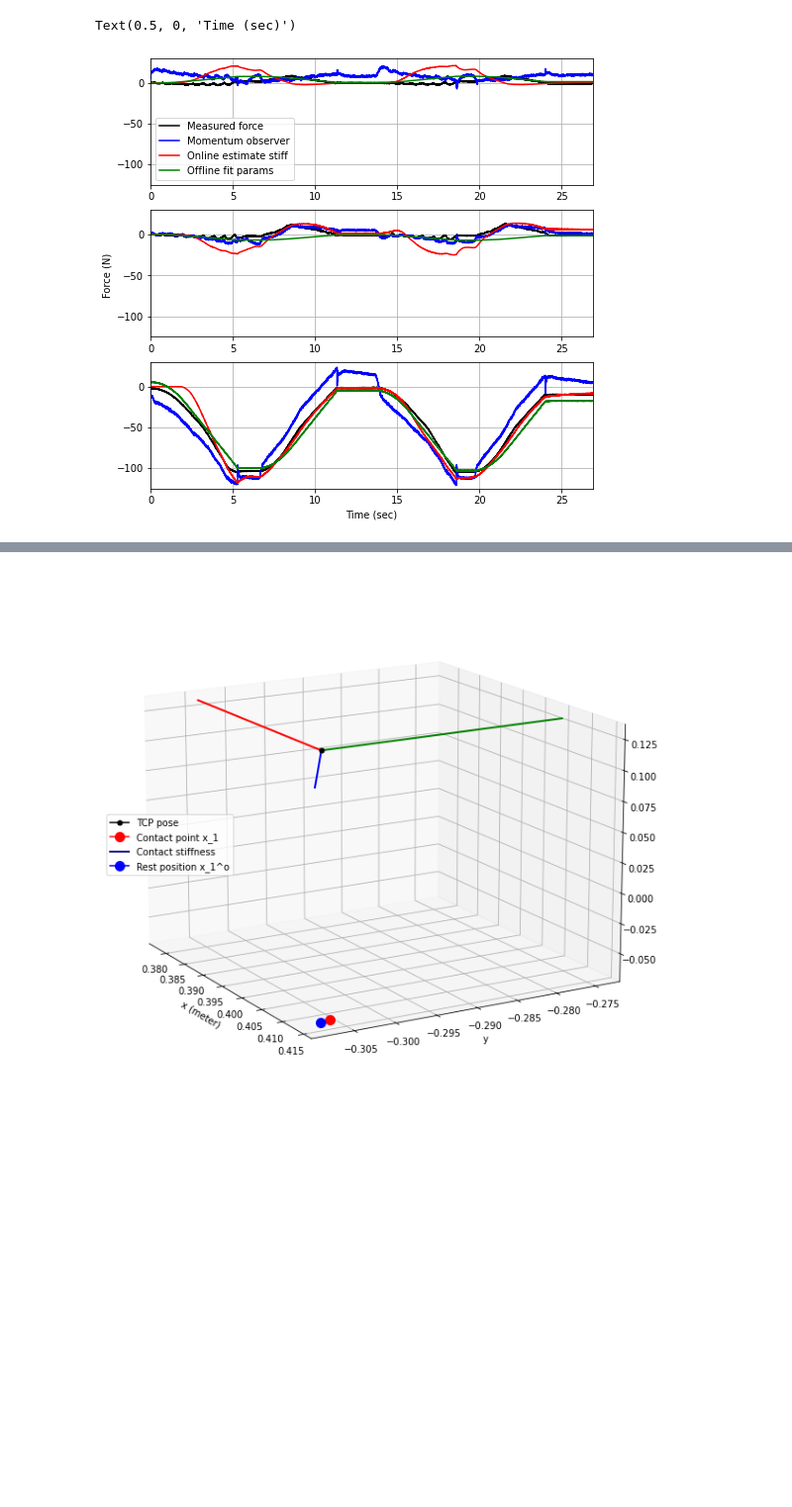
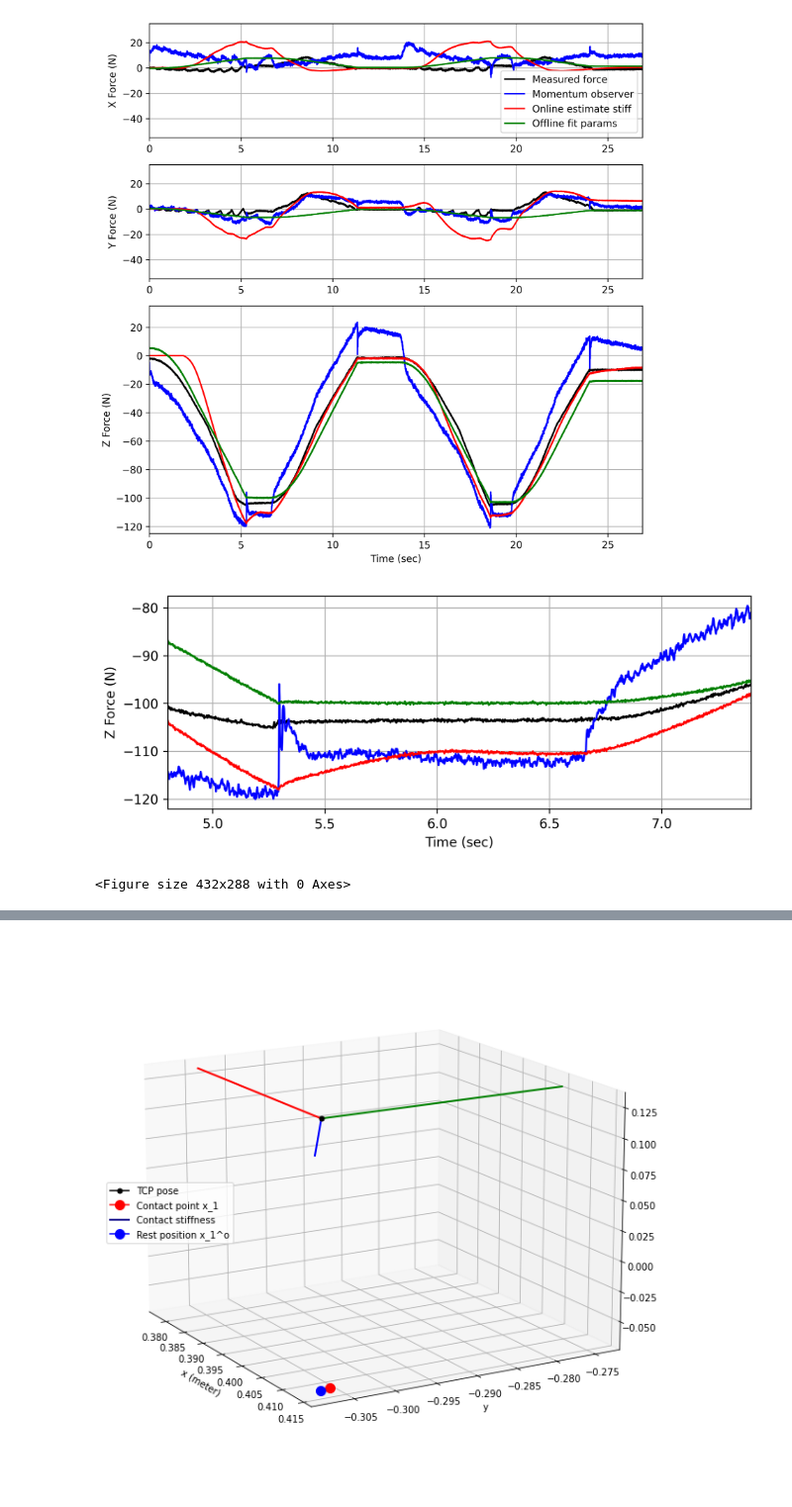
Before and after one commit to khaninger/full-state-estimator, a Jupyter notebook: pickle_plot.ipynb, the cells around one changed output, grey strips where cells are left out. Shown at 99% size. Drawn from its saved outputs; the diff is of its cells as text; code cells hidden in the pictures; blank space fills up the shorter version.

Commit message:
vertical contact tests

```diff
--- a/pickle_plot.ipynb
+++ b/pickle_plot.ipynb
@@ -3,38 +3,65 @@ import matplotlib.pyplot as plt
 import numpy as np
 import rospy
 import pickle
+plt_dpi = 200
 # %%
 # Plotting the estimated force, observer force, measured force
 
 traj = 'data/ur_vertical_3_stiff.pkl' # estimating stiffness online
 with open(traj, 'rb') as f:
     states, _, _, _, stiff, _, f_ee_obs_stiff, f_ee, true_pos, true_vel = pickle.load(f)
 
 #traj = 'data/ur_vertical_3_offline.pkl' # all fit parameters
 traj = 'data/ur_vertical_3.pkl' # all fit parameters
 with open(traj, 'rb') as f:
     _, _, _, _, _, f_ee_mo, f_ee_obs_off, f_ee, _, _ = pickle.load(f)
 
 
 f_ee[0,:] *= -1
 f_ee[1,:] *= -1
 
-fig, axs = plt.subplots(3,1,figsize=(8,8))
+fig, axs = plt.subplots(3,1,figsize=(8,8), gridspec_kw={'height_ratios': [1, 1, 2]}, dpi=plt_dpi)
 t = np.array([range(f_ee.shape[1])]).squeeze()/500.
 time = t#range(0,5000)
 
 for ind, ax in enumerate(axs):
     axs[ind].plot(t, f_ee[ind], 'k', label="Measured force")
     axs[ind].plot(t, f_ee_mo[ind], 'b', label= "Momentum observer")
     axs[ind].plot(t, f_ee_obs_stiff[ind], 'r', label= "Online estimate stiff")
     axs[ind].plot(t, f_ee_obs_off[ind], 'g', label= "Offline fit params")
     axs[ind].grid(True)
     axs[ind].set_xlim([t[0],t[-1]])
-    axs[ind].set_ylim([-125,30])
 axs[0].legend()
+axs[0].set_ylim([-55,35])
+axs[1].set_ylim([-55,35])
+axs[2].set_ylim([-125,35])
+axs[0].set_ylabel('X Force (N)')
+axs[1].set_ylabel('Y Force (N)')
+axs[2].set_ylabel('Z Force (N)')
+
 #plt.xlabel('Force (N)')
-fig.text(0.04, 0.5, 'Force (N)', va='center', rotation='vertical')
+#fig.text(0.04, 0.5, 'Force (N)', va='center', rotation='vertical')
 plt.xlabel('Time (sec)')
+plt.tight_layout()
+#plt.savefig('figs/force_comparison.pdf')
+
+plt.figure(figsize=(8,3), dpi=plt_dpi)
+time = range(2400, 7*500+200)
+t = np.array([time]).squeeze()/500.
+
+ind = 2
+plt.plot(t, f_ee[ind,time], 'k', label="Measured force")
+plt.plot(t, f_ee_mo[ind,time], 'b', label= "Momentum observer")
+plt.plot(t, f_ee_obs_stiff[ind,time], 'r', label= "Online estimate stiff")
+plt.plot(t, f_ee_obs_off[ind,time], 'g', label= "Offline fit params")
+plt.grid(True)
+plt.xlim([t[0],t[-1]])
+plt.xlabel('Time (sec)')
+plt.ylabel('Z Force (N)')
+plt.show()
+plt.tight_layout()
+plt.savefig('figs/force_comparison_zoom.pdf')
 # %% [output]
+[figure, new version]
+[figure, added]
-Text(0.5, 0, 'Time (sec)')
+<Figure size 432x288 with 0 Axes>
-[figure, old version]
```
Also changed, not shown: parts of 3 cells of this notebook, 6 other files.
